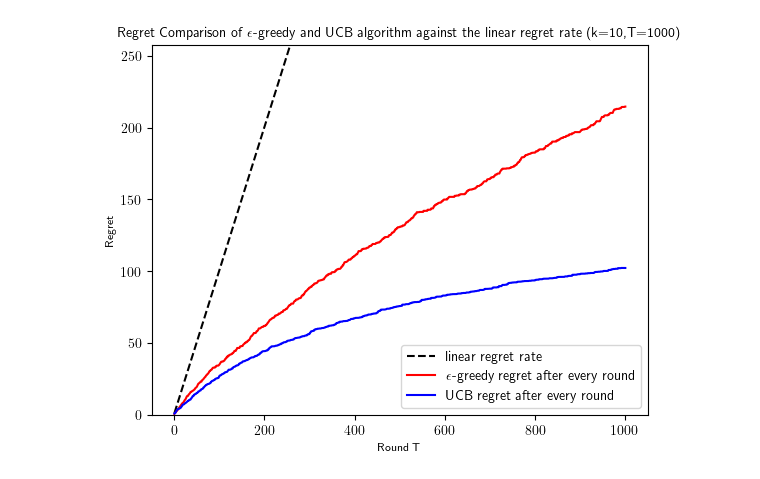
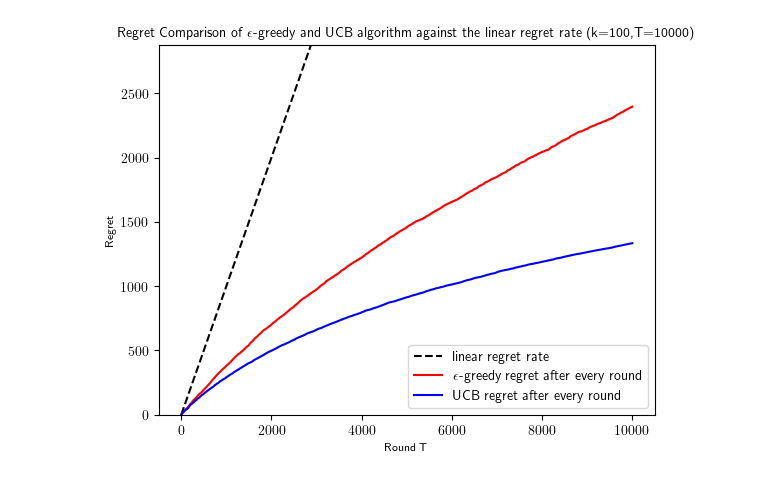
Before and after one commit to dalevrakis/PLH423, a Jupyter notebook: Assignment1.ipynb, the cells around one changed output. Saved outputs shown, nothing was run; the diff lists cells and outputs as text; code cells hidden in the pictures.

```diff
--- a/Assignment1.ipynb
+++ b/Assignment1.ipynb
@@ -5,8 +5,8 @@ import matplotlib.pyplot as plt
 plt.rcParams['text.usetex'] = True
 import pandas as pd
 import random
-k = 10   #number of arms
-T = 1000  #horizon
+k = 100   #number of arms
+T = 10000  #horizon
 
 #bandit reward distribution
 a = np.random.uniform(0,1,(k,));
@@ -91,31 +91,31 @@ for t in range(T):
 T_regret_ucb = T*mean[best_arm] - np.sum(inst_score_eg)
 
 #Plots
 maximum_regret = np.amax( np.array([regret_eg[T-1],regret_ucb[T-1]]) )
 x_axis = np.arange(1,T+1)
 
 """
 fig0 = plt.figure()
 ax = plt.gca()
 ax.plot(x_axis, alg_score_eg,'r', label=r'$\epsilon$-greedy cumulative score per round')
 ax.plot(x_axis, alg_score_ucb,'b', label='UCB cumulative score per round')
 plt.xlabel("Round T")
 plt.ylabel("Total score")
 ax.legend()
 plt.show()
 """
 
 fig1 = plt.figure()
 ax = plt.gca()
 ax.plot(x_axis, x_axis,'k--', label='linear regret rate')
 ax.plot(x_axis, regret_eg,'r', label=r'$\epsilon$-greedy regret after every round')
 ax.plot(x_axis, regret_ucb,'b', label='UCB regret after every round')
 plt.ylim(0,1.2*maximum_regret)
 plt.xlabel("Round T", fontsize = 8)
 plt.ylabel("Regret", fontsize = 8)
 ax.set_title(r'Regret Comparison of $\epsilon$-greedy and UCB algorithm against the linear regret rate (k=%i,' % k + r'T=%i)' % T, fontsize = 10)
 ax.legend()
 #plt.savefig('fig10.png')
 plt.show()
 # %% [output]
-[figure, old version]
+[figure, new version]
```
Also changed, not shown: 6 other files.
